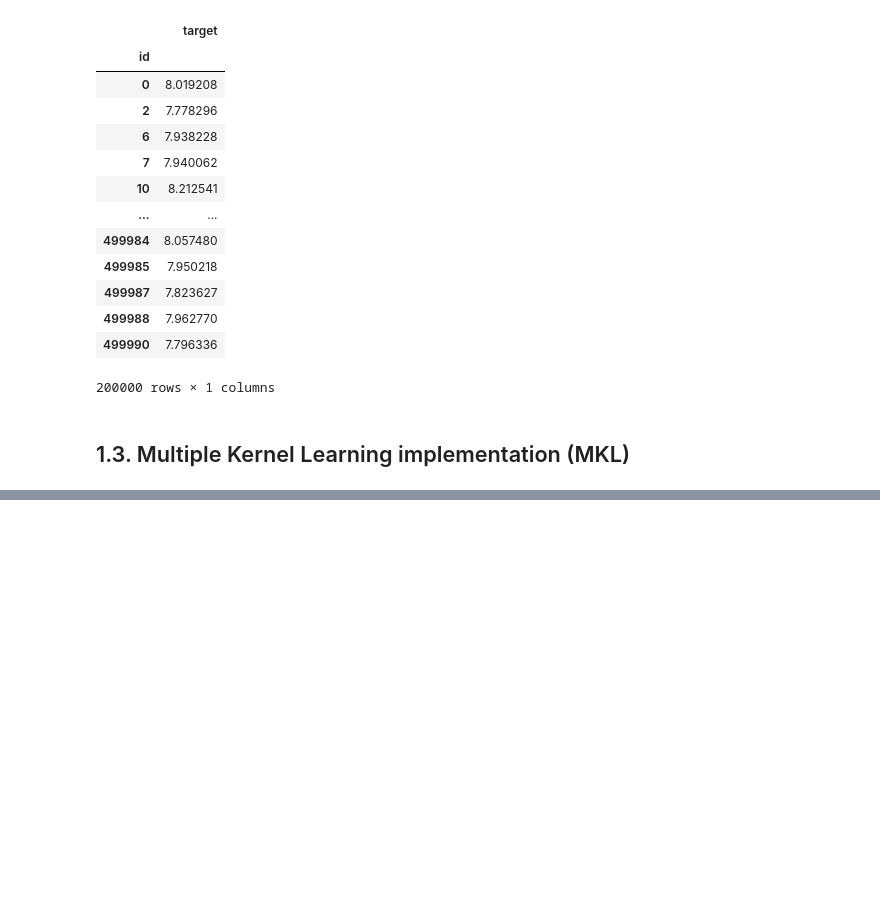
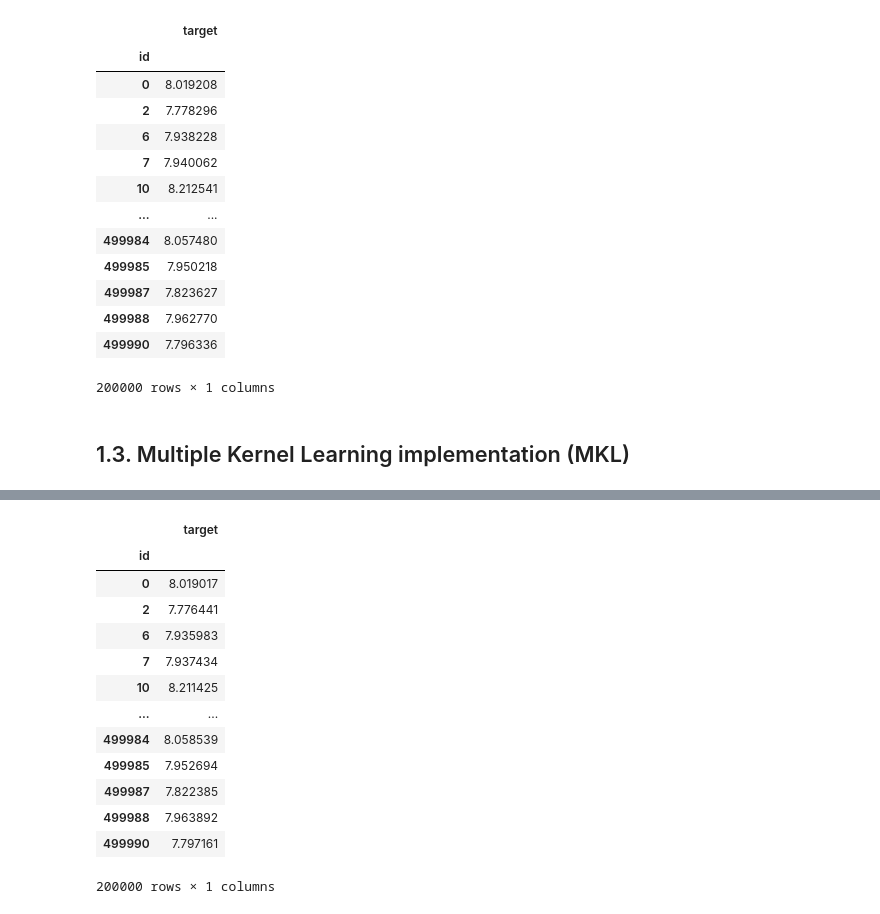
Before and after one commit to klegoff/kernel_regression, a Jupyter notebook: notebook.ipynb, the cells around one changed output, grey strips where cells are left out. Cells and saved outputs as stored; diff of their text form; code cells hidden in the pictures; blank space fills up the shorter version.

Commit message:
Add submission score for lower mean, and lowest variance kernel

```diff
--- a/notebook.ipynb
+++ b/notebook.ipynb
@@ -182,0 +183,30 @@ plt.plot(score_variance)
+# %%
+# make prediction for best model : beta = 0.05 (this model has the lowest RMSE)
+
+beta=0.05
+
+X_train_custom_kernel = X_train_linear_kernel + beta * X_train_exponential_kernel
+X_test_custom_kernel = X_test_linear_kernel + beta * X_test_exponential_kernel
+
+regressor = Ridge()
+
+regressor.fit(X_train_custom_kernel, Y_train)
+
+Y_predict = regressor.predict(X_test_custom_kernel)
+
+make_kaggle_submission(Y_predict, id_list=test_id, file_name="submission1.csv") # submission score : 0.72252, not much better than simple linear kernel
+# %% [output]
+|  | target |
+| id |  |
+| 0 | 8.019017 |
+| 2 | 7.776441 |
+| 6 | 7.935983 |
+| 7 | 7.937434 |
+| 10 | 8.211425 |
+| ... | ... |
+| 499984 | 8.058539 |
+| 499985 | 7.952694 |
+| 499987 | 7.822385 |
+| 499988 | 7.963892 |
+| 499990 | 7.797161 |
+200000 rows × 1 columns
```
Also changed, not shown: parts of 3 cells of this notebook.
